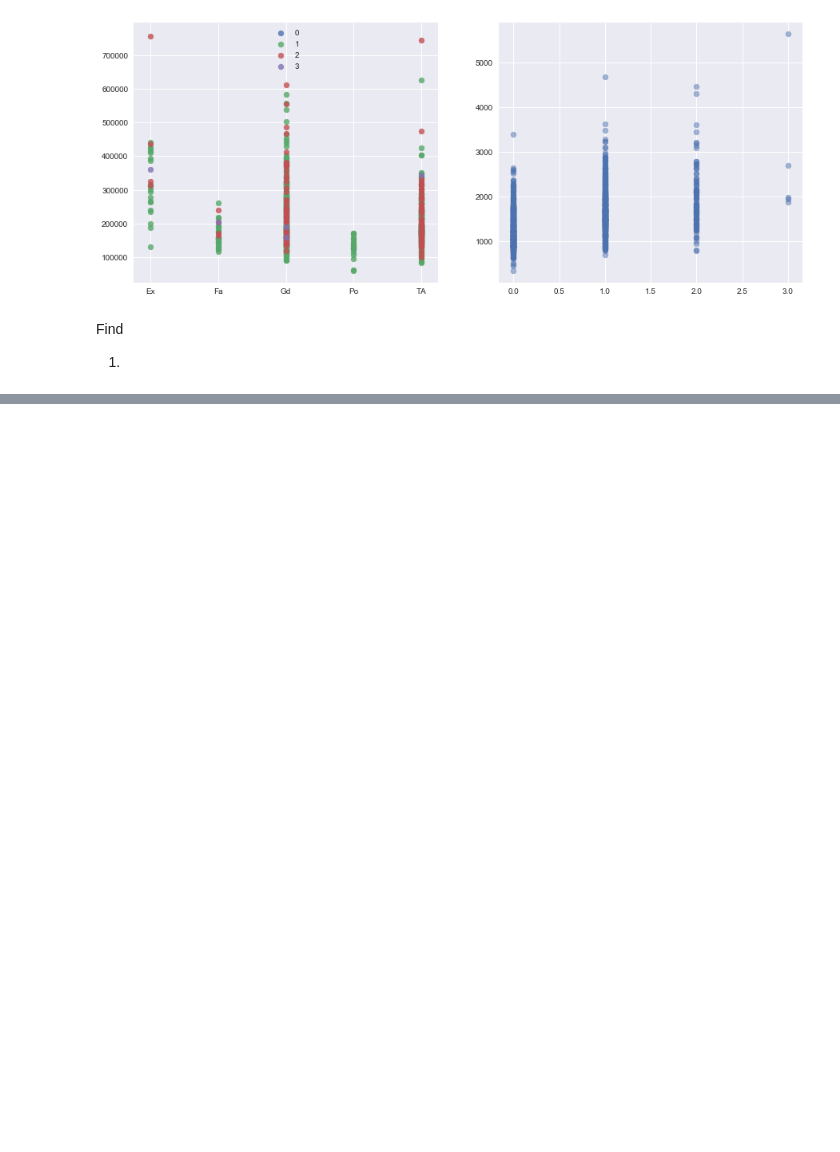
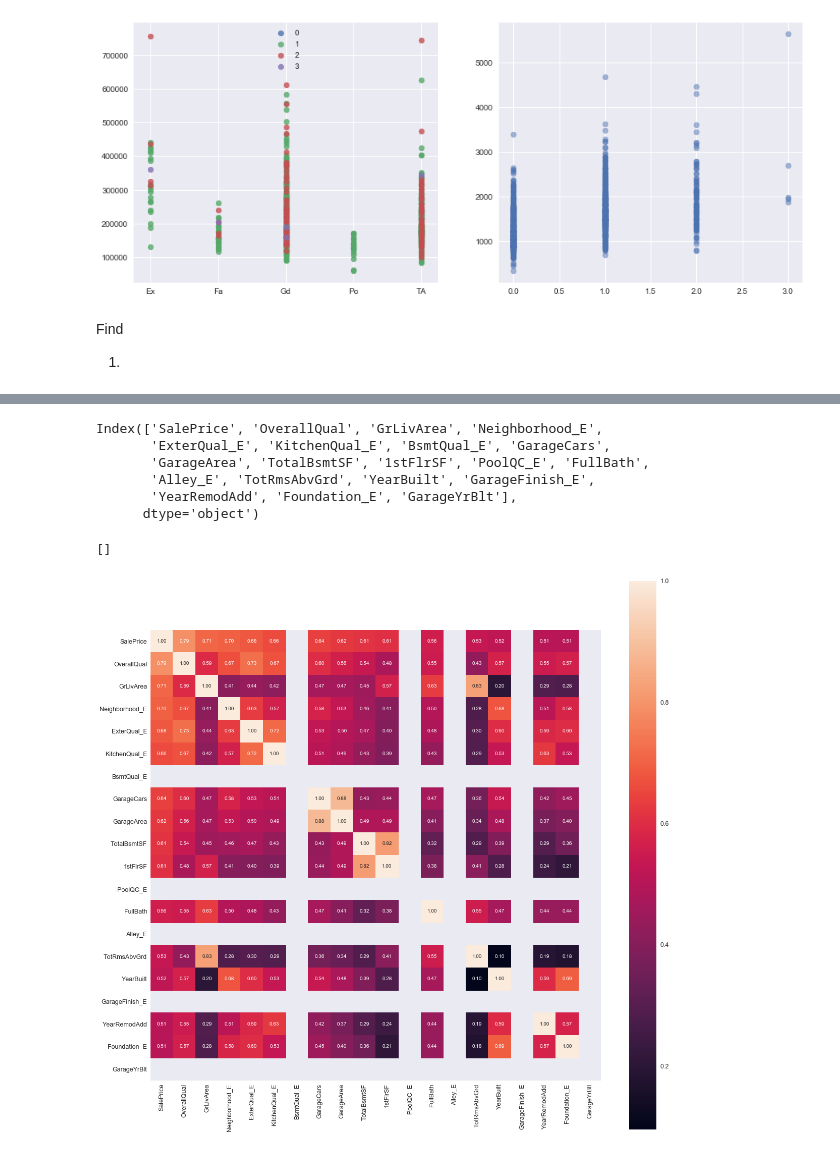
Before and after one commit to kish191919/House_Price_Project_by_Python, a Jupyter notebook: House_Prediction_Project_rev2_byaracho.ipynb, the cells around one changed output, grey strips where cells are left out. Cells and saved outputs as stored; diff of their text form; code cells hidden in the pictures; blank space fills up the shorter version.

```diff
--- a/House_Prediction_Project_rev2_byaracho.ipynb
+++ b/House_Prediction_Project_rev2_byaracho.ipynb
@@ -360,0 +409,21 @@ Find
+# %%
+cols = corrmat.nlargest(20, 'SalePrice')['SalePrice'].index
+cols
+# %% [output]
+Index(['SalePrice', 'OverallQual', 'GrLivArea', 'Neighborhood_E',
+       'ExterQual_E', 'KitchenQual_E', 'BsmtQual_E', 'GarageCars',
+       'GarageArea', 'TotalBsmtSF', '1stFlrSF', 'PoolQC_E', 'FullBath',
+       'Alley_E', 'TotRmsAbvGrd', 'YearBuilt', 'GarageFinish_E',
+       'YearRemodAdd', 'Foundation_E', 'GarageYrBlt'],
+      dtype='object')
+# %%
+cm = np.corrcoef(train[cols].values.T)
+
+plt.figure(figsize=(20,20))
+sns.set(font_scale=1.25)
+hm=sns.heatmap(cm, cbar=True, annot=True, square=True, fmt='.2f',\
+              annot_kws={'size':10}, yticklabels=cols.values, xticklabels=cols.values)
+plt.plot()
+# %% [output]
+[]
+[figure, added]
```
Also changed, not shown: parts of 19 cells of this notebook.
